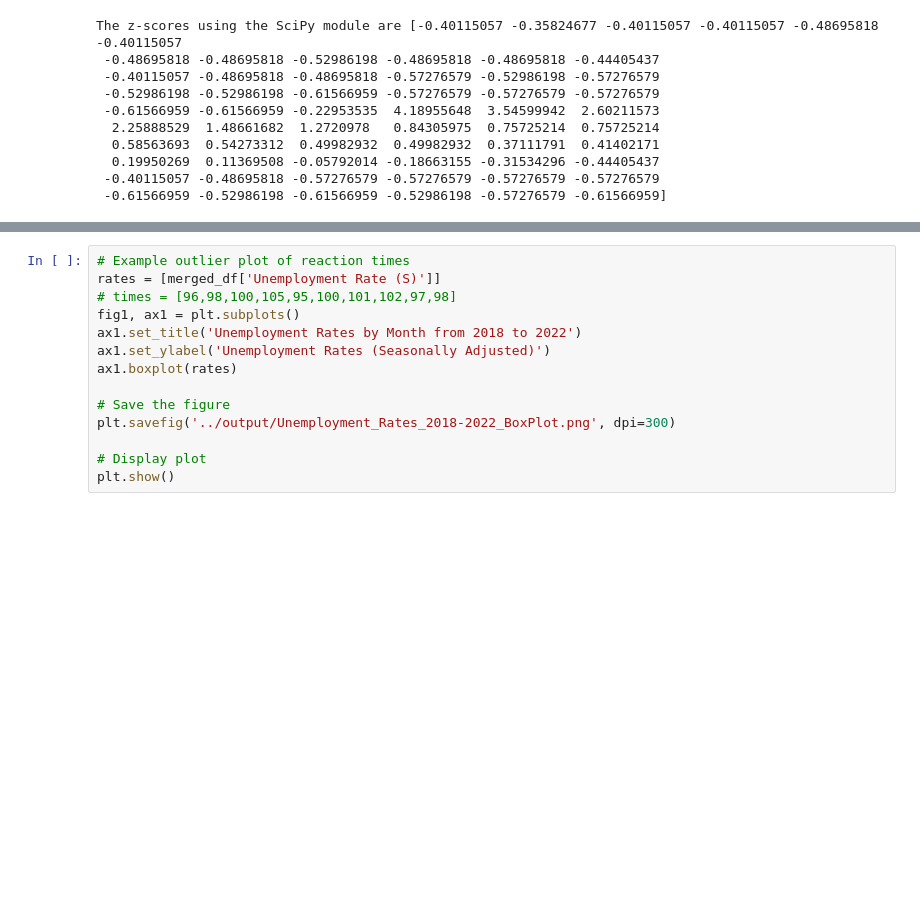
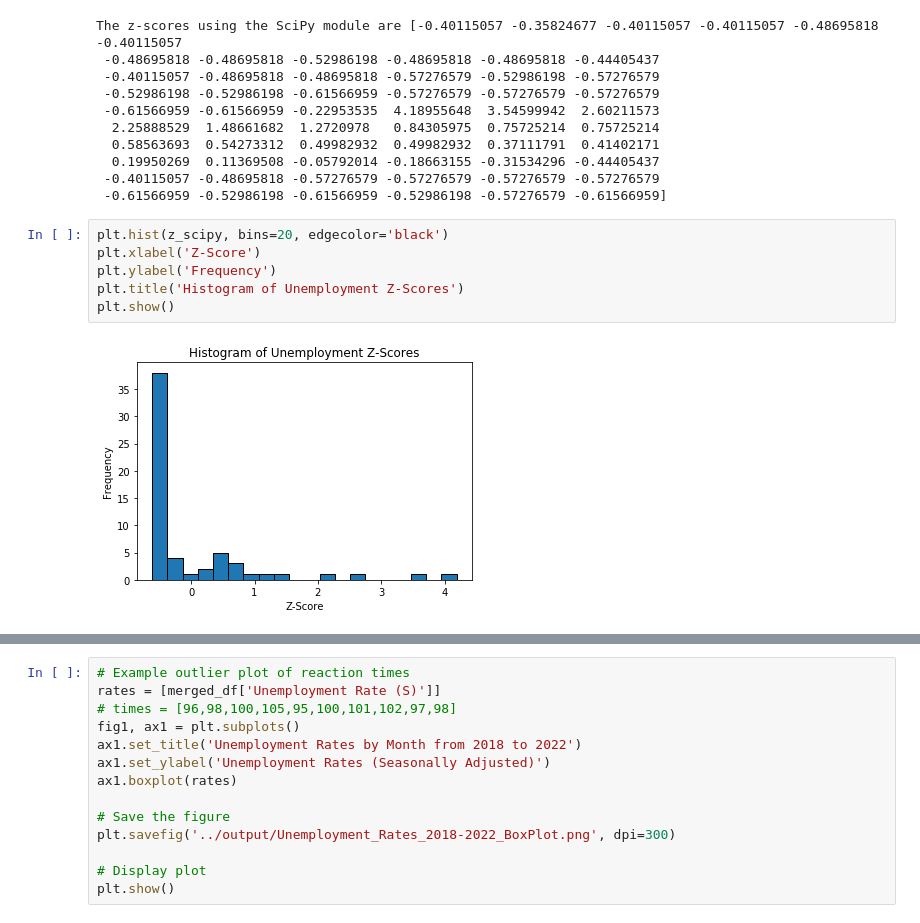
Before and after one commit to angelanarag/Project_1, a Jupyter notebook: code/Unemployment_Analysis_Angela.ipynb, the cells around one changed output, grey strips where cells are left out. Saved outputs shown, nothing was run; the diff lists cells and outputs as text; blank space fills up the shorter version.

```diff
--- a/code/Unemployment_Analysis_Angela.ipynb
+++ b/code/Unemployment_Analysis_Angela.ipynb
@@ -211,3 +235,11 @@ The z-scores using the SciPy module are [-0.40115057 -0.35824677 -0.40115057 -0.
   0.19950269  0.11369508 -0.05792014 -0.18663155 -0.31534296 -0.44405437
  -0.40115057 -0.48695818 -0.57276579 -0.57276579 -0.57276579 -0.57276579
  -0.61566959 -0.52986198 -0.61566959 -0.52986198 -0.57276579 -0.61566959]
+# %%
+plt.hist(z_scipy, bins=20, edgecolor='black')
+plt.xlabel('Z-Score')
+plt.ylabel('Frequency')
+plt.title('Histogram of Unemployment Z-Scores')
+plt.show()
+# %% [output]
+[figure, added]
```
Also changed, not shown: parts of 7 cells of this notebook.
